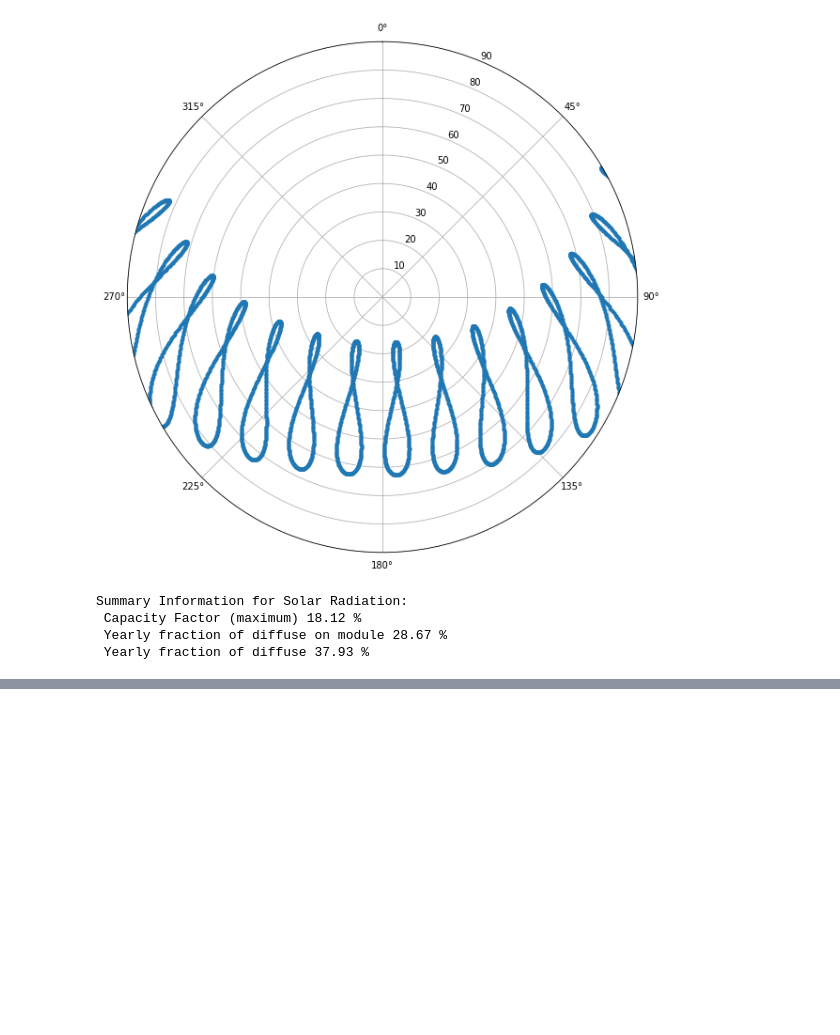
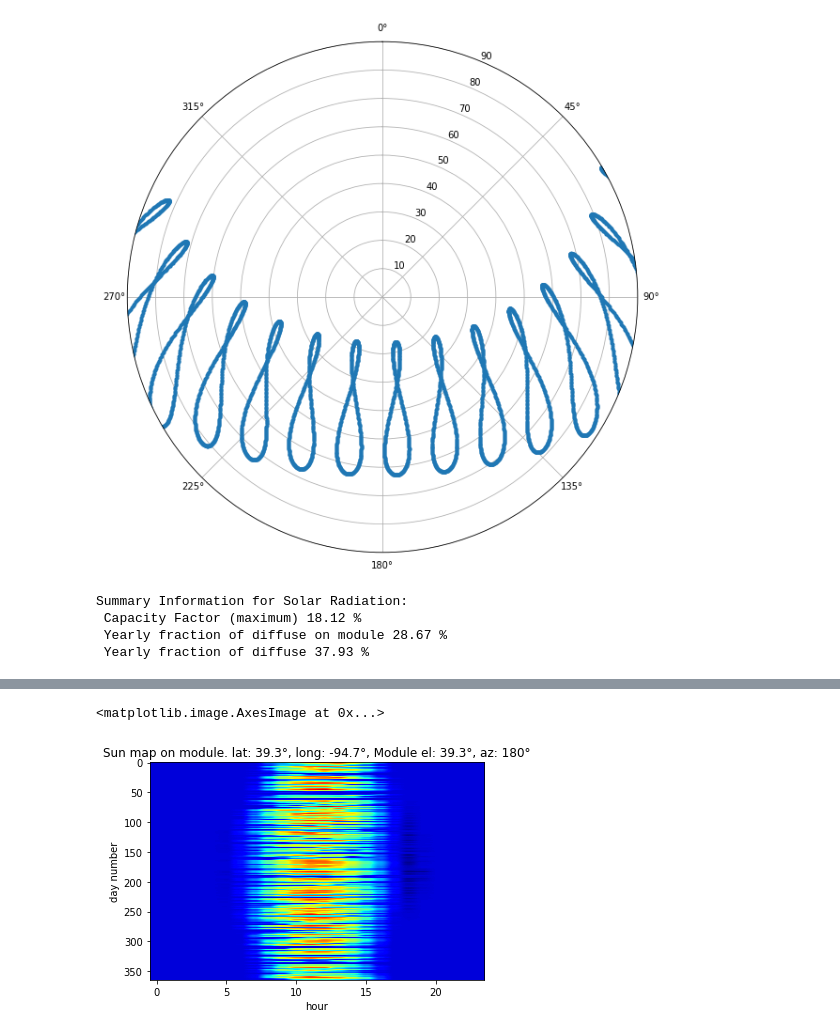
Before and after one commit to Karthikai-28/assignments, a Jupyter notebook: 60_report_csv_python_91039/solution.ipynb, the cells around one changed output, grey strips where cells are left out. Drawn from its saved outputs; the diff is of its cells as text; code cells hidden in the pictures; blank space fills up the shorter version.

```diff
--- a/60_report_csv_python_91039/solution.ipynb
+++ b/60_report_csv_python_91039/solution.ipynb
@@ -160,0 +164,3 @@ plt.imshow(DNI_module_2D, cmap='jet', aspect='auto')
+# %%
+details4plot =  ' lat: {:.1f}°, long: {:.1f}°, Module el: {}°, az: {}°'.format(
+              latitude, longitude, module_elevation, module_azimuth)
@@ -160,0 +493,10 @@ plt.imshow(DNI_module_2D, cmap='jet', aspect='auto')
+# %%
+plt.figure('Sun map on module')
+plt.title('Sun map on module.'+details4plot)
+DNI_module_2D = DNI_module.reshape(-1,24)
+plt.xlabel('hour')
+plt.ylabel('day number')
+plt.imshow(DNI_module_2D, cmap='jet', aspect='auto')
+# %% [output]
+<matplotlib.image.AxesImage at 0x...>
+[figure, added]
```
Also changed, not shown: parts of 9 cells of this notebook, 3 other files.
